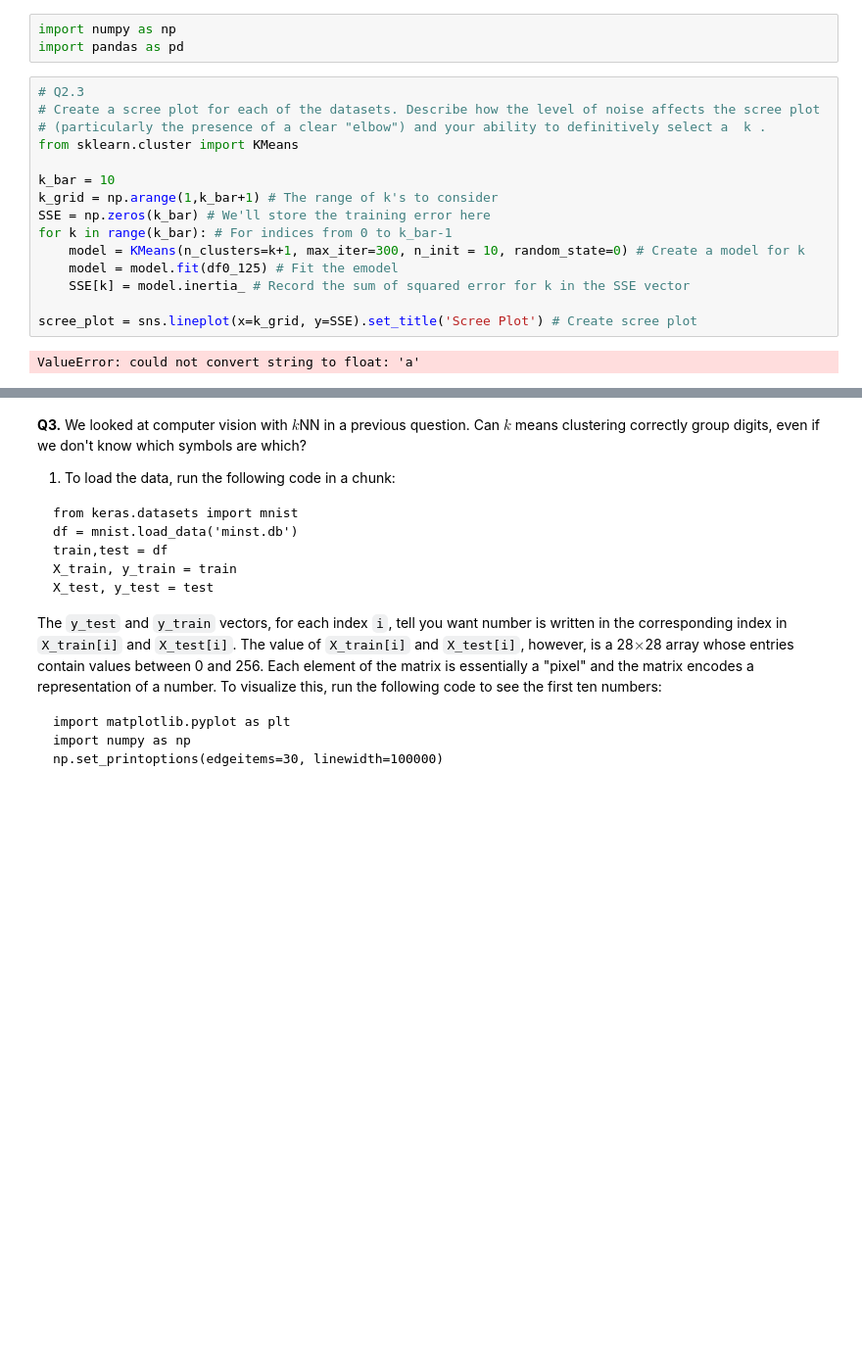
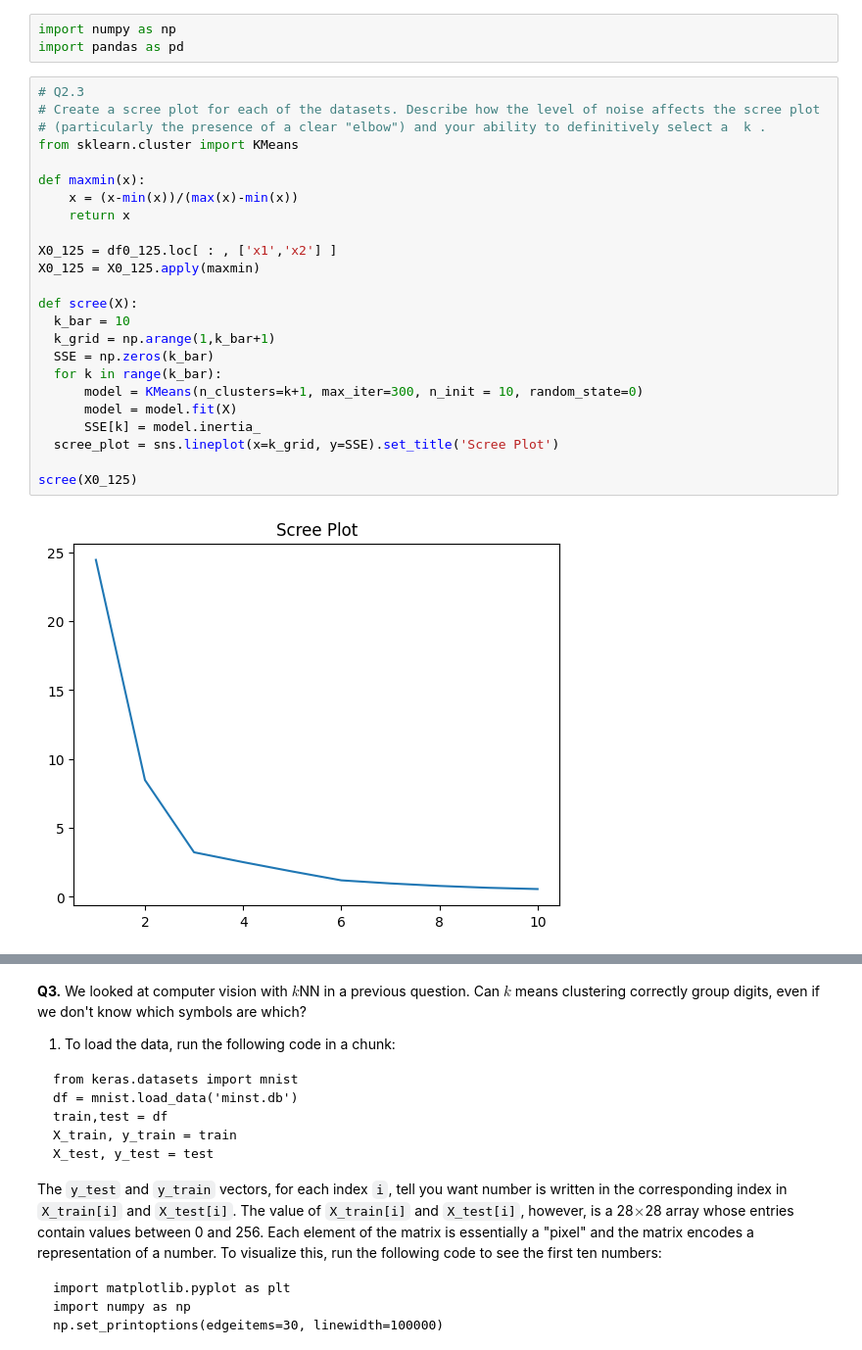
Before and after one commit to vnewsome/kmc, a Jupyter notebook: assignment_kmc.ipynb, the cells around one changed output, grey strips where cells are left out. Shown at 98% size. Saved outputs shown, nothing was run; the diff lists cells and outputs as text; blank space fills up the shorter version.

```diff
--- a/assignment_kmc.ipynb
+++ b/assignment_kmc.ipynb
@@ -310,17 +310,26 @@ import pandas as pd
 # %%
 # Q2.3
 # Create a scree plot for each of the datasets. Describe how the level of noise affects the scree plot
 # (particularly the presence of a clear "elbow") and your ability to definitively select a  k .
 from sklearn.cluster import KMeans
 
-k_bar = 10
-k_grid = np.arange(1,k_bar+1) # The range of k's to consider
-SSE = np.zeros(k_bar) # We'll store the training error here
-for k in range(k_bar): # For indices from 0 to k_bar-1
-    model = KMeans(n_clusters=k+1, max_iter=300, n_init = 10, random_state=0) # Create a model for k
-    model = model.fit(df0_125) # Fit the emodel
-    SSE[k] = model.inertia_ # Record the sum of squared error for k in the SSE vector
+def maxmin(x):
+    x = (x-min(x))/(max(x)-min(x))
+    return x
 
-scree_plot = sns.lineplot(x=k_grid, y=SSE).set_title('Scree Plot') # Create scree plot
+X0_125 = df0_125.loc[ : , ['x1','x2'] ]
+X0_125 = X0_125.apply(maxmin)
+
+def scree(X):
+  k_bar = 10
+  k_grid = np.arange(1,k_bar+1)
+  SSE = np.zeros(k_bar)
+  for k in range(k_bar):
+      model = KMeans(n_clusters=k+1, max_iter=300, n_init = 10, random_state=0)
+      model = model.fit(X)
+      SSE[k] = model.inertia_
+  scree_plot = sns.lineplot(x=k_grid, y=SSE).set_title('Scree Plot')
+
+scree(X0_125)
 # %% [output]
-ValueError: could not convert string to float: 'a'
+[figure, added]
```
Also changed, not shown: parts of 6 cells of this notebook.
